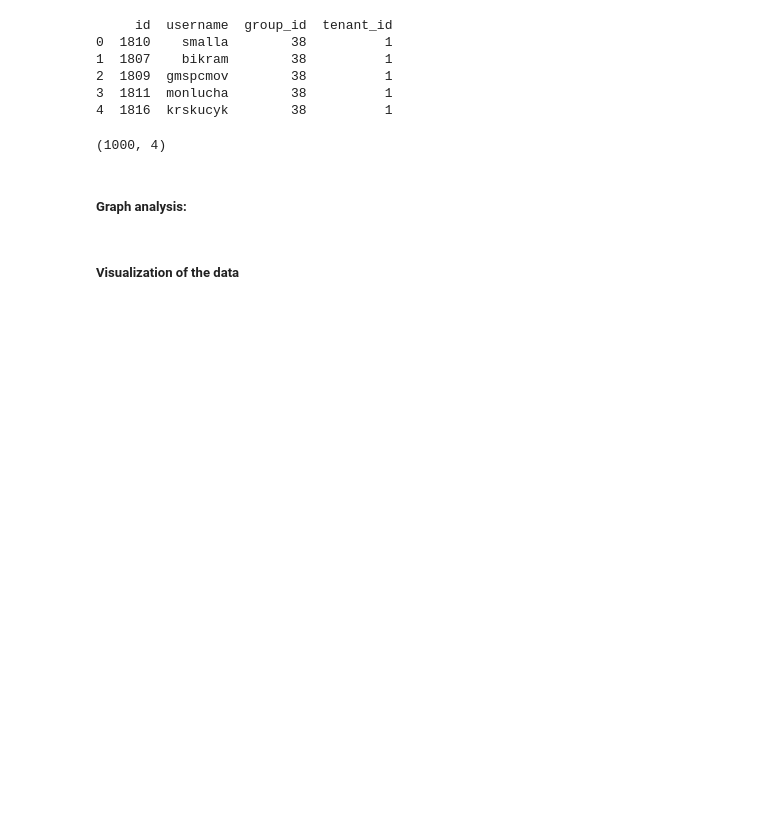
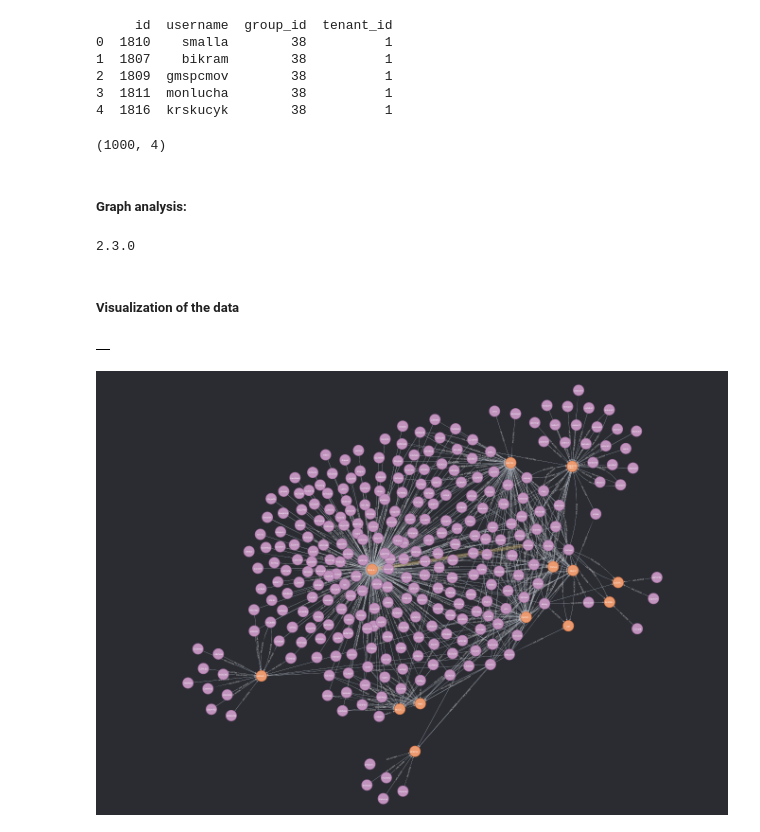
Before and after one commit to letisalba/Data-620, a Jupyter notebook: Week-3/Homework_2.ipynb, the cells around one changed output. Saved outputs shown, nothing was run; the diff lists cells and outputs as text; code cells hidden in the pictures; blank space fills up the shorter version.

Commit message:
last changes with pictures

```diff
--- a/Week-3/Homework_2.ipynb
+++ b/Week-3/Homework_2.ipynb
@@ -90,2 +102,22 @@ graph = Graph("http://localhost:7474", auth=("neo4j", "Data620/3"))
+# %%
+print(gds.version())
+# %% [output]
+2.3.0
 # %% [markdown]
 ##### Visualization of the data
+# %%
+query = """
+LOAD CSV WITH HEADERS FROM $url AS line
+MATCH (user: User {username: line.username})
+MATCH (group: Group{ id: line.group_id})
+CREATE (user)-[:HAS_ACCESS]->(group)
+"""
+params = {'url': 'https://raw.githubusercontent.com/letisalba/Data-620/master/Week-3/group_members.csv'}
+gds.run_cypher(query, params)
+# %% [output]
+|  |
+# %%
+from IPython import display
+display.Image("https://raw.githubusercontent.com/letisalba/Data-620/master/Week-3/pictures/Node_graph.png")
+# %% [output]
+[figure, added]
```
Also changed, not shown: parts of 5 cells of this notebook, 1 other file.
